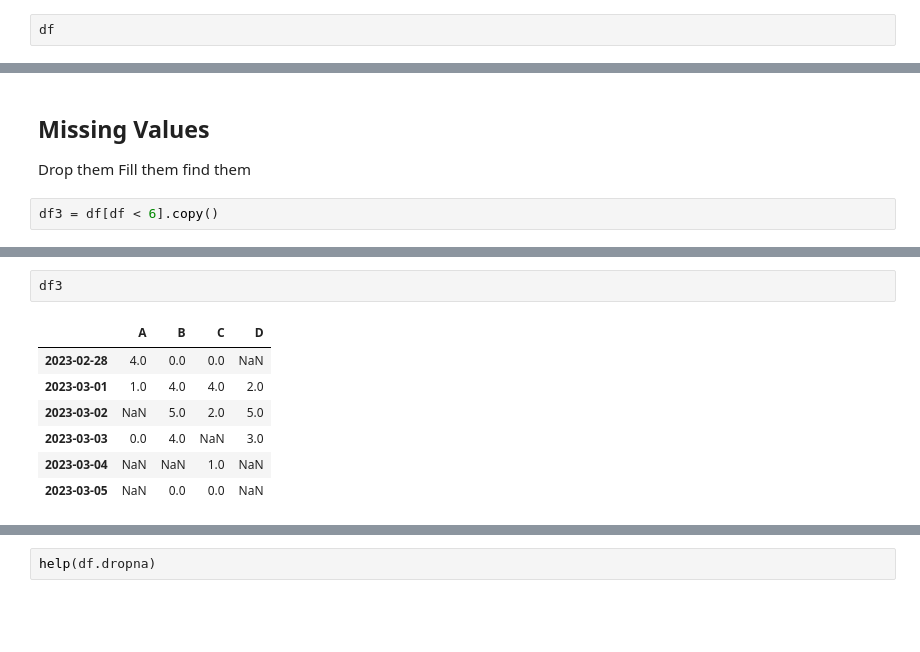
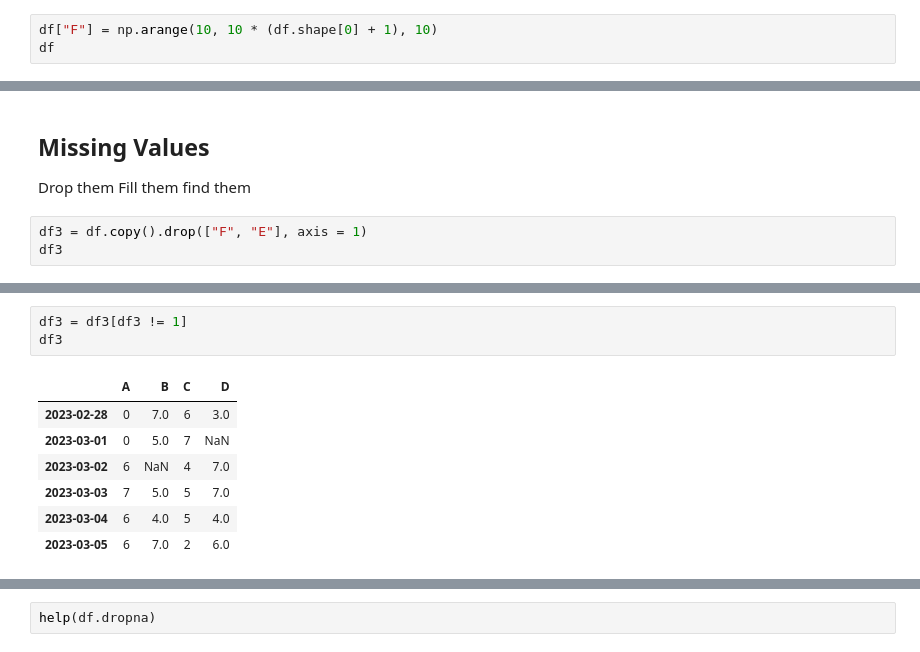
Before and after one commit to dhananjai1511/genpact-ds-batch-2, a Jupyter notebook: DS Lib Trtorials/Pandas Basics.ipynb, the cells around one changed output, grey strips where cells are left out. Cells and saved outputs as stored; diff of their text form; blank space fills up the shorter version.

```diff
--- a/DS Lib Trtorials/Pandas Basics.ipynb
+++ b/DS Lib Trtorials/Pandas Basics.ipynb
@@ -387,3 +381,4 @@ df2
 # %%
+df["F"] = np.arange(10, 10 * (df.shape[0] + 1), 10)
 df
 # %% [output]
@@ -429,4 +404,5 @@ Drop them
 Fill them
 find them
 # %%
-df3 = df[df < 6].copy()
+df3 = df.copy().drop(["F", "E"], axis = 1)
+df3
@@ -433,10 +417,11 @@ df3 = df[df < 6].copy()
 # %%
+df3 = df3[df3 != 1]
 df3
 # %% [output]
 |  | A | B | C | D |
-| 2023-02-28 | 4.0 | 0.0 | 0.0 | NaN |
-| 2023-03-01 | 1.0 | 4.0 | 4.0 | 2.0 |
-| 2023-03-02 | NaN | 5.0 | 2.0 | 5.0 |
-| 2023-03-03 | 0.0 | 4.0 | NaN | 3.0 |
-| 2023-03-04 | NaN | NaN | 1.0 | NaN |
-| 2023-03-05 | NaN | 0.0 | 0.0 | NaN |
+| 2023-02-28 | 0 | 7.0 | 6 | 3.0 |
+| 2023-03-01 | 0 | 5.0 | 7 | NaN |
+| 2023-03-02 | 6 | NaN | 4 | 7.0 |
+| 2023-03-03 | 7 | 5.0 | 5 | 7.0 |
+| 2023-03-04 | 6 | 4.0 | 5 | 4.0 |
+| 2023-03-05 | 6 | 7.0 | 2 | 6.0 |
```
Also changed, not shown: parts of 58 cells of this notebook, 4 other files.
